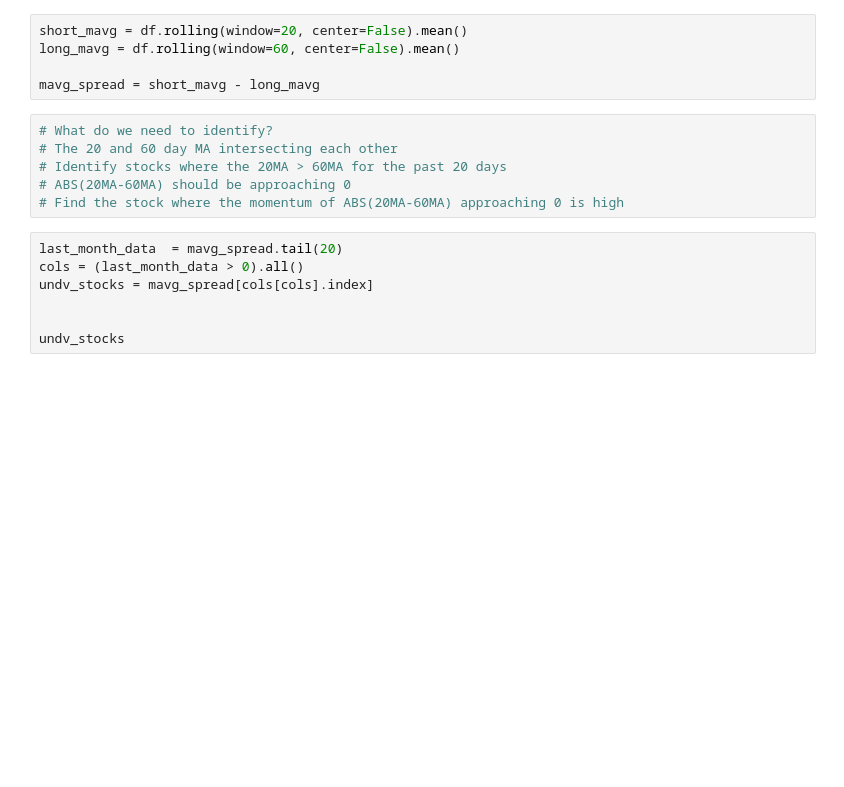
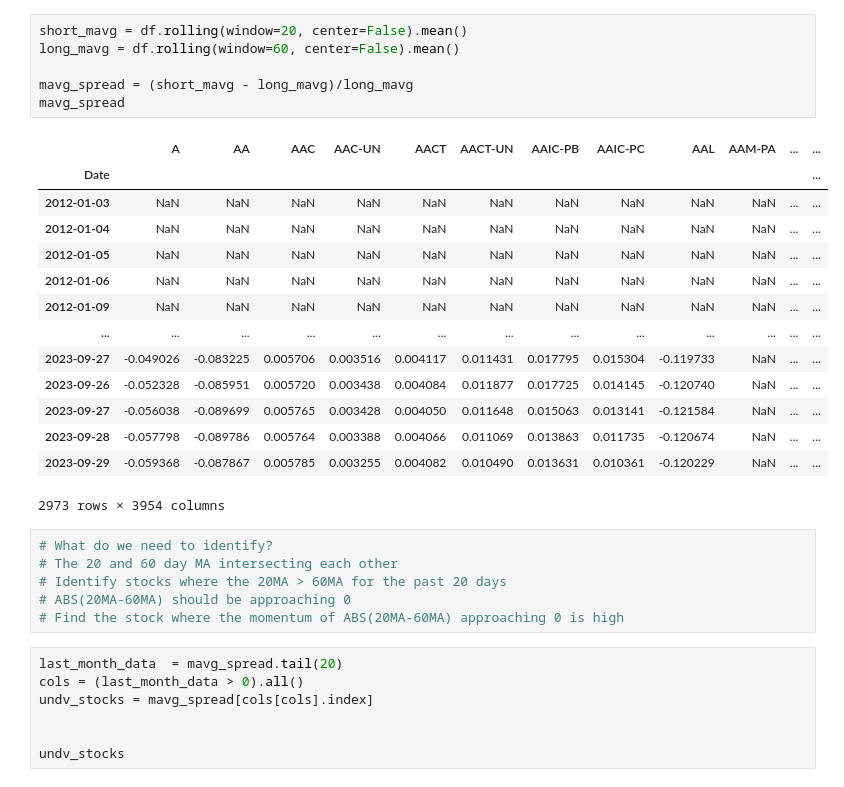
Before and after one commit to cm-95/stock-app, a Jupyter notebook: mean_reverson.ipynb, the cells around one changed output. Saved outputs shown, nothing was run; the diff lists cells and outputs as text; blank space fills up the shorter version.

```diff
--- a/mean_reverson.ipynb
+++ b/mean_reverson.ipynb
@@ -41,8 +24,24 @@ df
 # %%
 short_mavg = df.rolling(window=20, center=False).mean()
 long_mavg = df.rolling(window=60, center=False).mean()
 
-mavg_spread = short_mavg - long_mavg
+mavg_spread = (short_mavg - long_mavg)/long_mavg
+mavg_spread
+# %% [output]
+|  | A | AA | AAC | AAC-UN | AACT | AACT-UN | AAIC-PB | AAIC-PC | AAL | AAM-PA | ... | ... |
+| Date |  |  |  |  |  |  |  |  |  |  |  | ... |
+| 2012-01-03 | NaN | NaN | NaN | NaN | NaN | NaN | NaN | NaN | NaN | NaN | ... | ... |
+| 2012-01-04 | NaN | NaN | NaN | NaN | NaN | NaN | NaN | NaN | NaN | NaN | ... | ... |
+| 2012-01-05 | NaN | NaN | NaN | NaN | NaN | NaN | NaN | NaN | NaN | NaN | ... | ... |
+| 2012-01-06 | NaN | NaN | NaN | NaN | NaN | NaN | NaN | NaN | NaN | NaN | ... | ... |
+| 2012-01-09 | NaN | NaN | NaN | NaN | NaN | NaN | NaN | NaN | NaN | NaN | ... | ... |
+| ... | ... | ... | ... | ... | ... | ... | ... | ... | ... | ... | ... | ... |
+| 2023-09-27 | -0.049026 | -0.083225 | 0.005706 | 0.003516 | 0.004117 | 0.011431 | 0.017795 | 0.015304 | -0.119733 | NaN | ... | ... |
+| 2023-09-26 | -0.052328 | -0.085951 | 0.005720 | 0.003438 | 0.004084 | 0.011877 | 0.017725 | 0.014145 | -0.120740 | NaN | ... | ... |
+| 2023-09-27 | -0.056038 | -0.089699 | 0.005765 | 0.003428 | 0.004050 | 0.011648 | 0.015063 | 0.013141 | -0.121584 | NaN | ... | ... |
+| 2023-09-28 | -0.057798 | -0.089786 | 0.005764 | 0.003388 | 0.004066 | 0.011069 | 0.013863 | 0.011735 | -0.120674 | NaN | ... | ... |
+| 2023-09-29 | -0.059368 | -0.087867 | 0.005785 | 0.003255 | 0.004082 | 0.010490 | 0.013631 | 0.010361 | -0.120229 | NaN | ... | ... |
+2973 rows × 3954 columns
 # %%
 # What do we need to identify?
 # The 20 and 60 day MA intersecting each other
```
Also changed, not shown: parts of 9 cells of this notebook, 1 other file.
